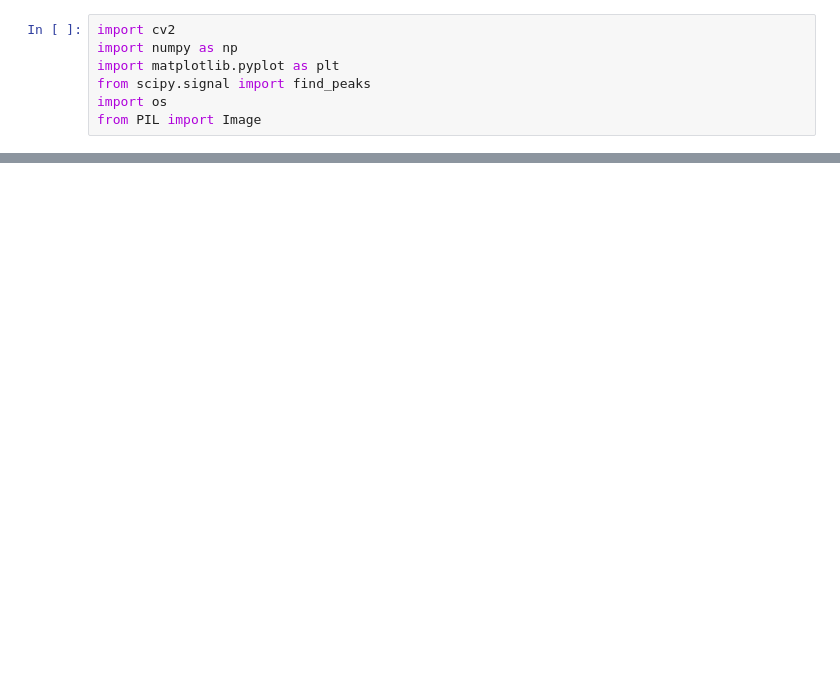
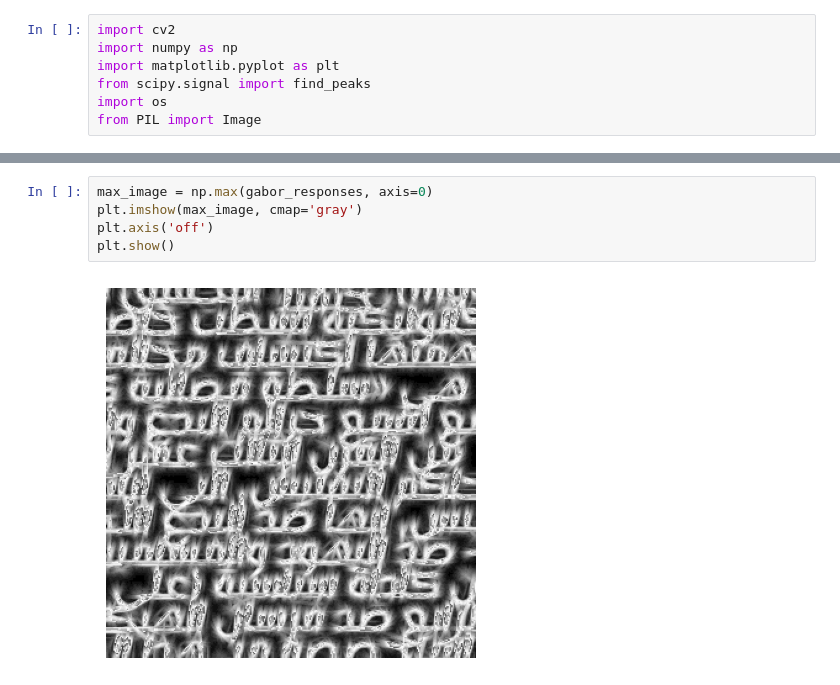
Before and after one commit to AhmedAbdelaal2001/Arabic-Font-Recognition, a Jupyter notebook: 2. Feature Selection & Extraction/Gabor.ipynb, the cells around one changed output, grey strips where cells are left out. Drawn from its saved outputs; the diff is of its cells as text; blank space fills up the shorter version.

```diff
--- a/2. Feature Selection & Extraction/Gabor.ipynb
+++ b/2. Feature Selection & Extraction/Gabor.ipynb
@@ -103,0 +124,7 @@ plt.show()
+# %%
+max_image = np.max(gabor_responses, axis=0)
+plt.imshow(max_image, cmap='gray')
+plt.axis('off')
+plt.show()
+# %% [output]
+[figure, added]
```
Also changed, not shown: parts of 16 cells of this notebook, 2 other files.
